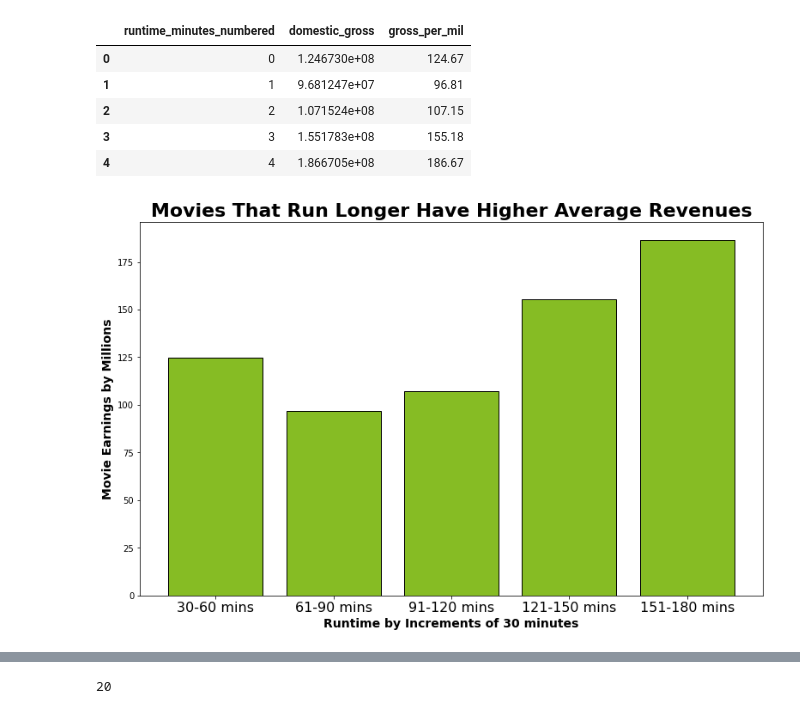
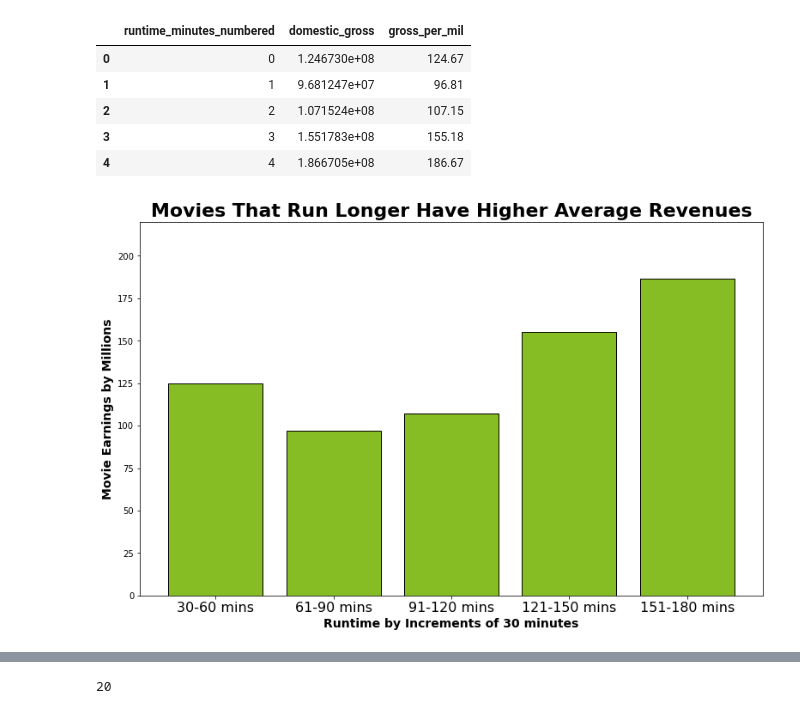
Before and after one commit to harte3/Flatiron-Capstone-Group-2, a Jupyter notebook: Final Notebook.ipynb, the cells around one changed output, grey strips where cells are left out. Cells and saved outputs as stored; diff of their text form; code cells hidden in the pictures.

Commit message:
added new plots

```diff
--- a/Final Notebook.ipynb
+++ b/Final Notebook.ipynb
@@ -875,31 +899,33 @@ df_run_test = df_run_test.sort_values(by='runtime_minutes_numbered', ascending=T
 labels =  ['30-60 mins','61-90 mins', '91-120 mins', '121-150 mins','151-180 mins']
 x = df_run_test['runtime_minutes_numbered']
 y = df_run_test['gross_per_mil']
 
 plt.figure(figsize = (13, 8)) #adjusting the figure size of the bar graph
 #Plotting a bar chart and dividing the domestic gross column by 1 million to have the y axis increments clearly defined
 plt.bar(x,
         y,
         align='center',
         edgecolor='black',
         color = '#86BC24')
 
 plt.title('Movies That Run Longer Have Higher Average Revenues',
           fontsize = 22,
           fontweight = 'bold') #plotting the title
 
 plt.ylabel('Movie Earnings by Millions',
            fontsize = '14',
            fontweight = 'bold') #plotting the y axis label
 
 plt.xlabel('Runtime by Increments of 30 minutes',
            fontsize = '14',
            fontweight = 'bold') #plotting the x axis label
 
 plt.xticks(ticks=x,
            labels=labels,
            fontsize = 16)
 
+plt.ylim(top=220)
+
 plt.show()
 # %% [output]
-[figure, old version]
+[figure, new version]
```
Also changed, not shown: parts of 9 cells of this notebook.
